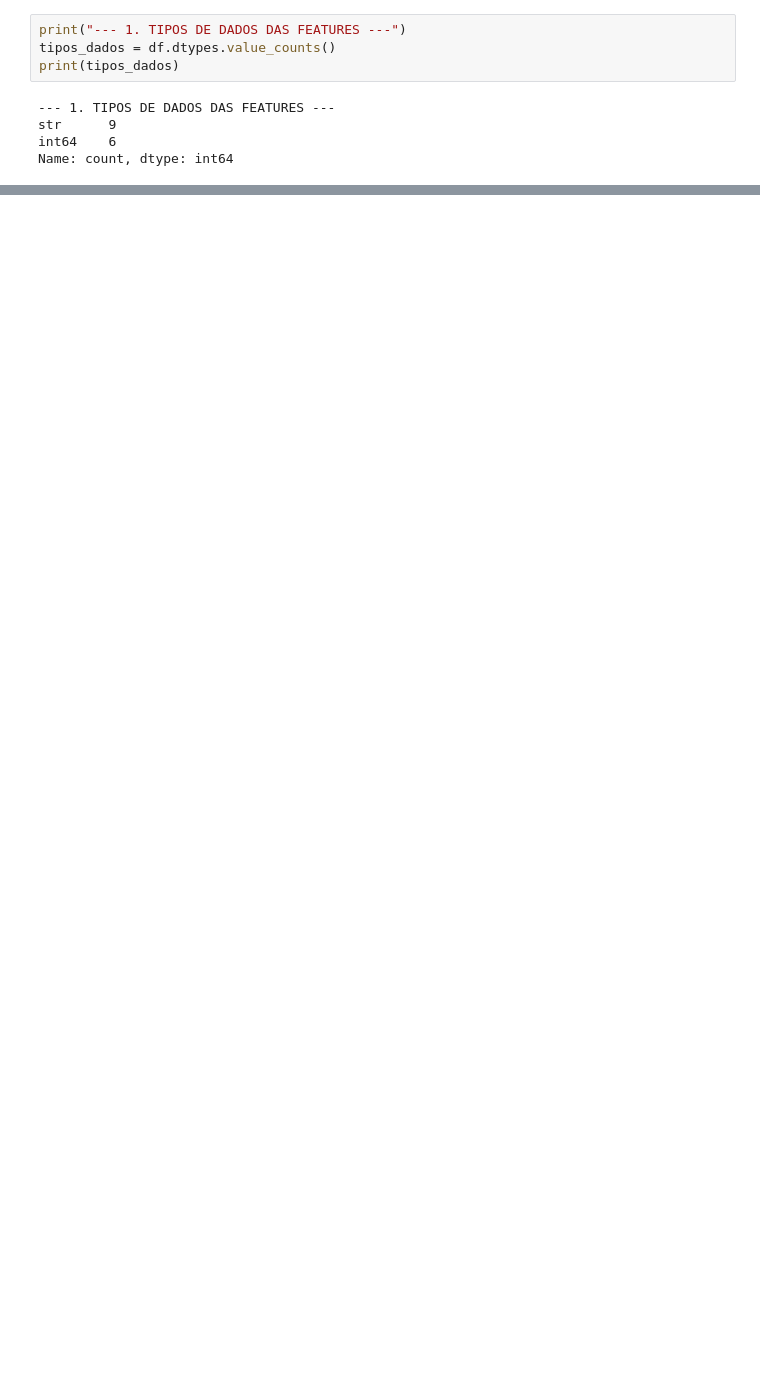
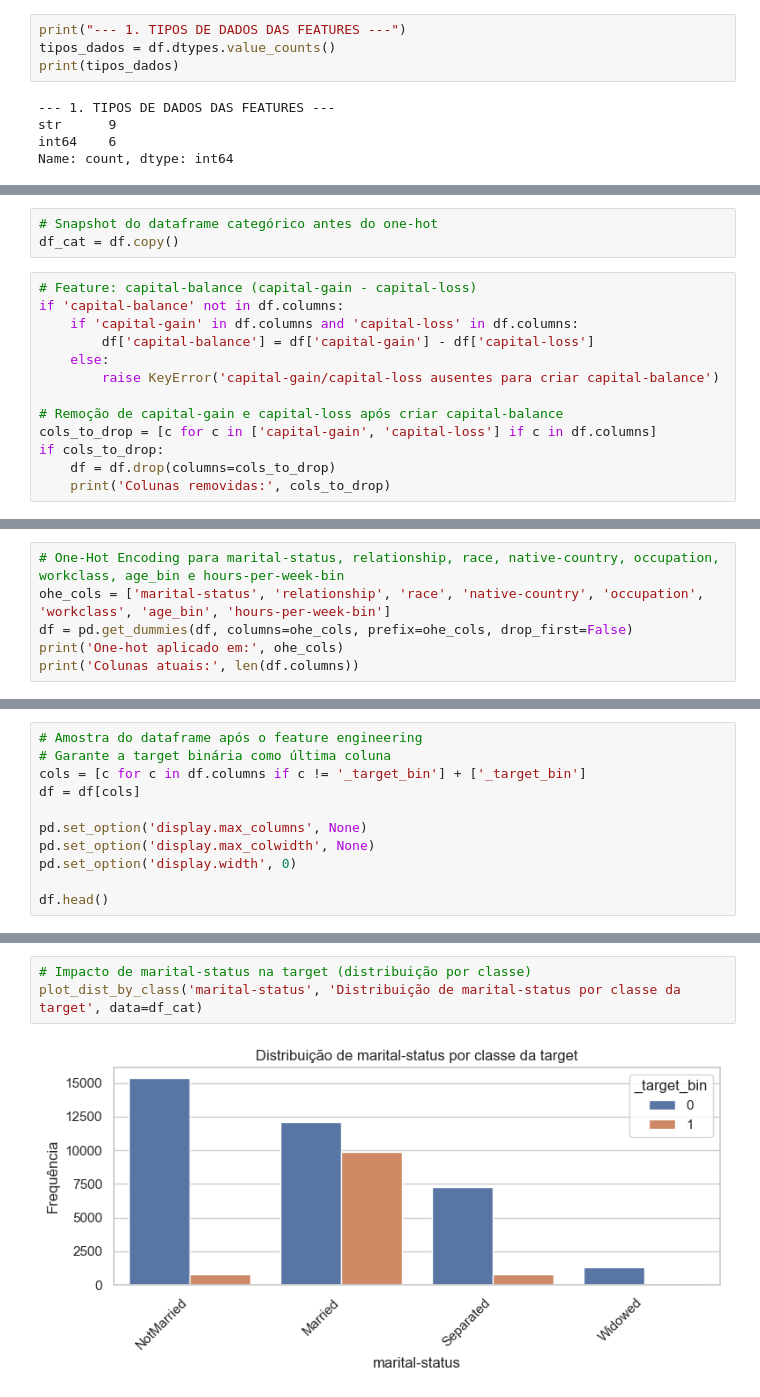
Before and after one commit to Marcus-vinicius-pcs/reconhecimento-de-padroes, a Jupyter notebook: Reconhecimento_de_Padrões___EDA___Atividade_1_em_grupo.ipynb, the cells around one changed output, grey strips where cells are left out. Drawn from its saved outputs; the diff is of its cells as text; blank space fills up the shorter version.

```diff
--- a/Reconhecimento_de_Padrões___EDA___Atividade_1_em_grupo.ipynb
+++ b/Reconhecimento_de_Padrões___EDA___Atividade_1_em_grupo.ipynb
@@ -571,0 +454,16 @@ df.head()
+# %%
+# Snapshot do dataframe categórico antes do one-hot
+df_cat = df.copy()
+# %%
+# Feature: capital-balance (capital-gain - capital-loss)
+if 'capital-balance' not in df.columns:
+    if 'capital-gain' in df.columns and 'capital-loss' in df.columns:
+        df['capital-balance'] = df['capital-gain'] - df['capital-loss']
+    else:
+        raise KeyError('capital-gain/capital-loss ausentes para criar capital-balance')
+
+# Remoção de capital-gain e capital-loss após criar capital-balance
+cols_to_drop = [c for c in ['capital-gain', 'capital-loss'] if c in df.columns]
+if cols_to_drop:
+    df = df.drop(columns=cols_to_drop)
+    print('Colunas removidas:', cols_to_drop)
@@ -571,0 +472,6 @@ df.head()
+# %%
+# One-Hot Encoding para marital-status, relationship, race, native-country, occupation, workclass, age_bin e hours-per-week-bin
+ohe_cols = ['marital-status', 'relationship', 'race', 'native-country', 'occupation', 'workclass', 'age_bin', 'hours-per-week-bin']
+df = pd.get_dummies(df, columns=ohe_cols, prefix=ohe_cols, drop_first=False)
+print('One-hot aplicado em:', ohe_cols)
+print('Colunas atuais:', len(df.columns))
@@ -571,0 +507,11 @@ df.head()
+# %%
+# Amostra do dataframe após o feature engineering
+# Garante a target binária como última coluna
+cols = [c for c in df.columns if c != '_target_bin'] + ['_target_bin']
+df = df[cols]
+
+pd.set_option('display.max_columns', None)
+pd.set_option('display.max_colwidth', None)
+pd.set_option('display.width', 0)
+
+df.head()
@@ -571,0 +616,5 @@ df.head()
+# %%
+# Impacto de marital-status na target (distribuição por classe)
+plot_dist_by_class('marital-status', 'Distribuição de marital-status por classe da target', data=df_cat)
+# %% [output]
+[figure, added]
```
Also changed, not shown: parts of 75 cells of this notebook.
